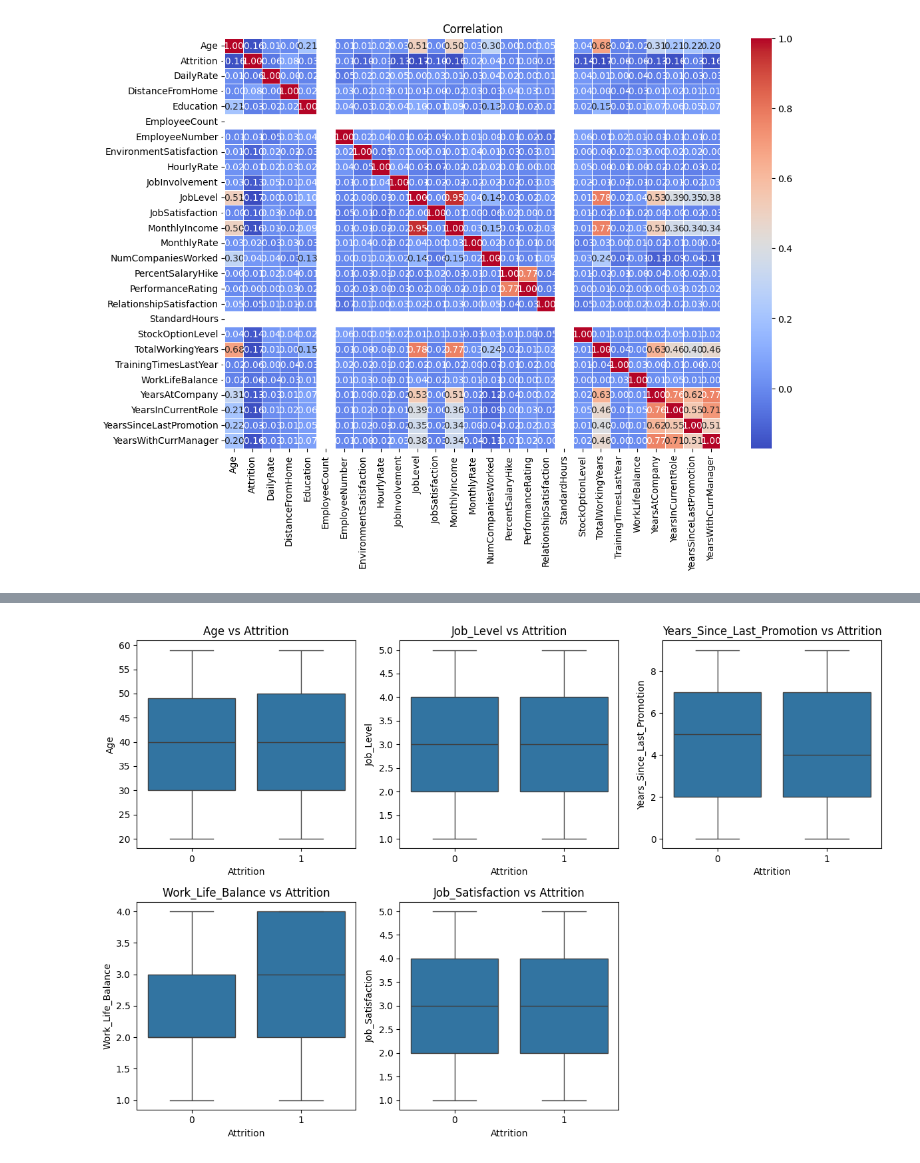
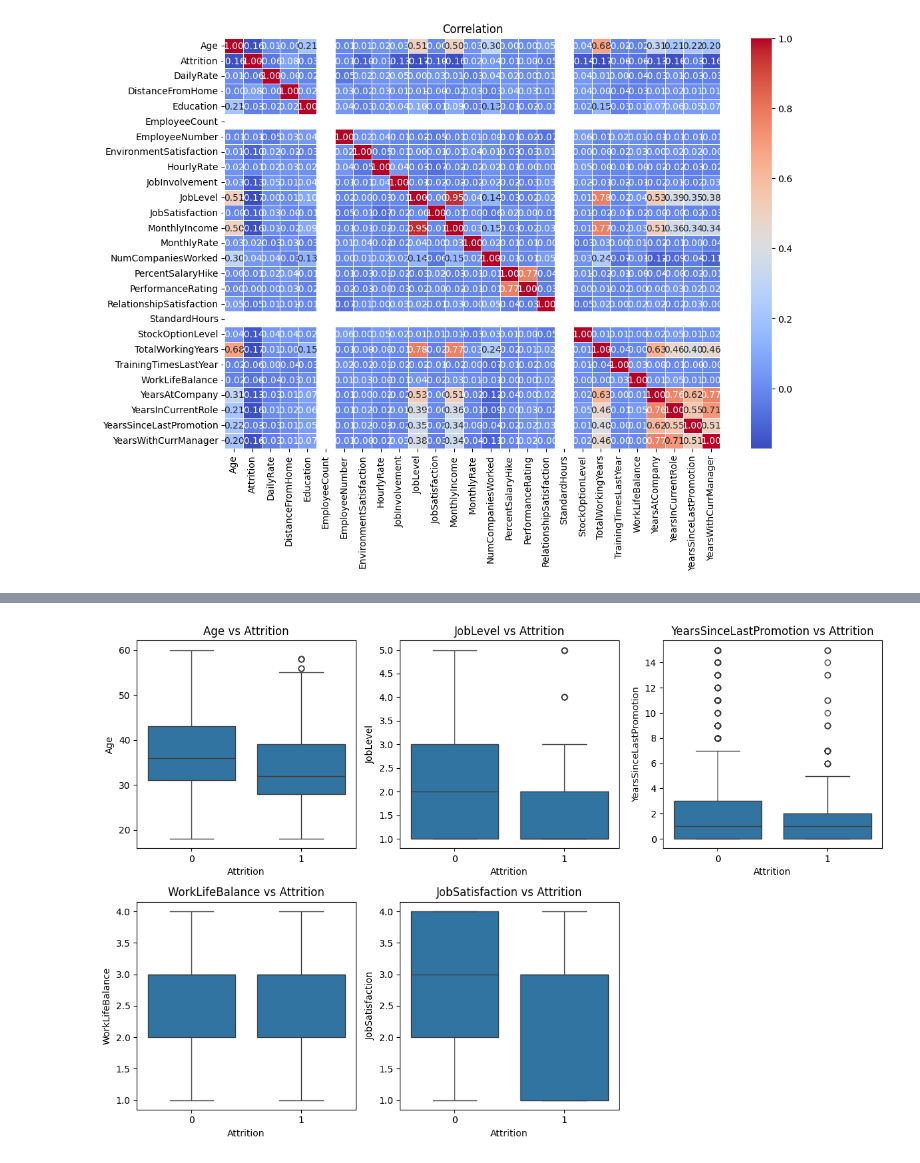
Before and after one commit to boostcampaitech7/level4-cv-finalproject-hackathon-cv-02-lv3, a Jupyter notebook: AutoML_Other_Data/data/EDA_attrition.ipynb, the cells around one changed output, grey strips where cells are left out. Saved outputs shown, nothing was run; the diff lists cells and outputs as text; code cells hidden in the pictures.

```diff
--- a/AutoML_Other_Data/data/EDA_attrition.ipynb
+++ b/AutoML_Other_Data/data/EDA_attrition.ipynb
@@ -10,26 +49,23 @@ import seaborn as sns
 # %%
 
-data_path = "WA_Fn-UseC_-HR-Employee-Attrition.csv"
+
+data_path = "IBM_employee_attrition.csv"
 df = pd.read_csv(data_path)
-df = pd.read_csv("WA_Fn-UseC_-HR-Employee-Attrition.csv")
 
 # Attrition 변수 변환 (Yes -> 1, No -> 0)
 df["Attrition"] = df["Attrition"].map({"Yes": 1, "No": 0})
-
-print(df.isnull().sum())
-print(df.shape)
-df
-
-
+df["BusinessTravel"] = df["BusinessTravel"].map({'Travel_Rarely': 1, 'Travel_Frequently': 2, 'Non-Travel': 0})
+df["MaritalStatus"] = df["MaritalStatus"].map({'Single': 0, 'Married': 2, 'Divorced': 1})
+df["Gender"] = df["Gender"].map({'Female': 0, 'Male': 1})
 
 # 8:2 비율로 train/test 분리
-split_index = int(10000 * 0.8)  # 8000번째 행까지 Train, 나머지 Test
+split_index = int(1470 * 0.8)  # 8000번째 행까지 Train, 나머지 Test
 
 # Split 컬럼 추가
-df["Split"] = ["Train"] * split_index + ["Test"] * (10000 - split_index)
+df["Split"] = ["Train"] * split_index + ["Test"] * (1470 - split_index)
 
 df.shape
 df
 
-df.to_csv('WA_Fn-UseC_-HR-Employee-Attrition_encoding.csv', index=False, encoding="utf-8")
+# df.to_csv('IBM_employee_attrition_encoding_4.csv', index=False, encoding="utf-8")
 # %% [output]
@@ -134,10 +207,10 @@ plt.show()
 # %%
 # X 변수와 타겟 변수 포함
-df = df[['Age', 'Job_Level', 'Years_Since_Last_Promotion', 'Work_Life_Balance', 'Job_Satisfaction', 'Attrition']]
+df_key = df[['Age', 'JobLevel', 'YearsInCurrentRole', 'TotalWorkingYears', 'MonthlyIncome', 'YearsWithCurrManager', 'StockOptionLevel', 'YearsAtCompany', 'JobInvolvement','JobSatisfaction', 'Attrition']]
 
 # 상관행렬 계산
 plt.figure(figsize=(8, 4))
-sns.heatmap(df.corr(), annot=True, fmt=".2f", cmap="coolwarm", linewidths=0.5)
+sns.heatmap(df_key.corr(), annot=True, fmt=".2f", cmap="coolwarm", linewidths=0.5)
 plt.title("Correlation between key variables")
 plt.show()
 # %% [output]
@@ -145,33 +218,33 @@ plt.show()
 # %%
 # 주요 변수들 간의 관계 분석
 plt.figure(figsize=(12, 8))
 
 # Age와 Attrition
 plt.subplot(2, 3, 1)
 sns.boxplot(x='Attrition', y='Age', data=df)
 plt.title('Age vs Attrition')
 
 # Job_Level과 Attrition
 plt.subplot(2, 3, 2)
-sns.boxplot(x='Attrition', y='Job_Level', data=df)
-plt.title('Job_Level vs Attrition')
+sns.boxplot(x='Attrition', y='JobLevel', data=df)
+plt.title('JobLevel vs Attrition')
 
-# Years_Since_Last_Promotion과 Attrition
+# YearsSinceLastPromotion과 Attrition
 plt.subplot(2, 3, 3)
-sns.boxplot(x='Attrition', y='Years_Since_Last_Promotion', data=df)
-plt.title('Years_Since_Last_Promotion vs Attrition')
+sns.boxplot(x='Attrition', y='YearsSinceLastPromotion', data=df)
+plt.title('YearsSinceLastPromotion vs Attrition')
 
-# Work_Life_Balance와 Attrition
+# WorkLifeBalance와 Attrition
 plt.subplot(2, 3, 4)
-sns.boxplot(x='Attrition', y='Work_Life_Balance', data=df)
-plt.title('Work_Life_Balance vs Attrition')
+sns.boxplot(x='Attrition', y='WorkLifeBalance', data=df)
+plt.title('WorkLifeBalance vs Attrition')
 
-# Job_Satisfaction과 Attrition
+# JobSatisfaction과 Attrition
 plt.subplot(2, 3, 5)
-sns.boxplot(x='Attrition', y='Job_Satisfaction', data=df)
-plt.title('Job_Satisfaction vs Attrition')
+sns.boxplot(x='Attrition', y='JobSatisfaction', data=df)
+plt.title('JobSatisfaction vs Attrition')
 
 plt.tight_layout()
 plt.show()
 # %% [output]
-[figure, old version]
+[figure, new version]
```
Also changed, not shown: parts of 8 cells of this notebook, 39 other files.
